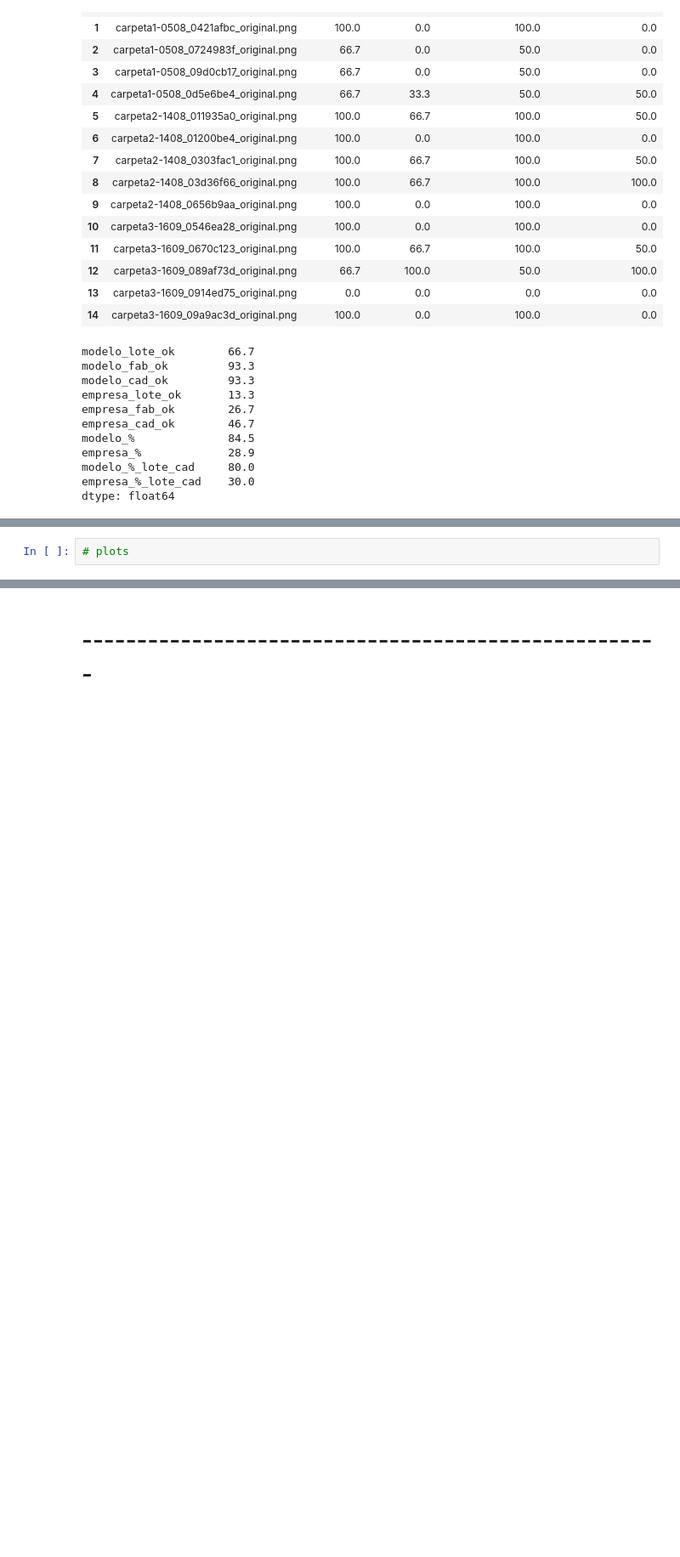
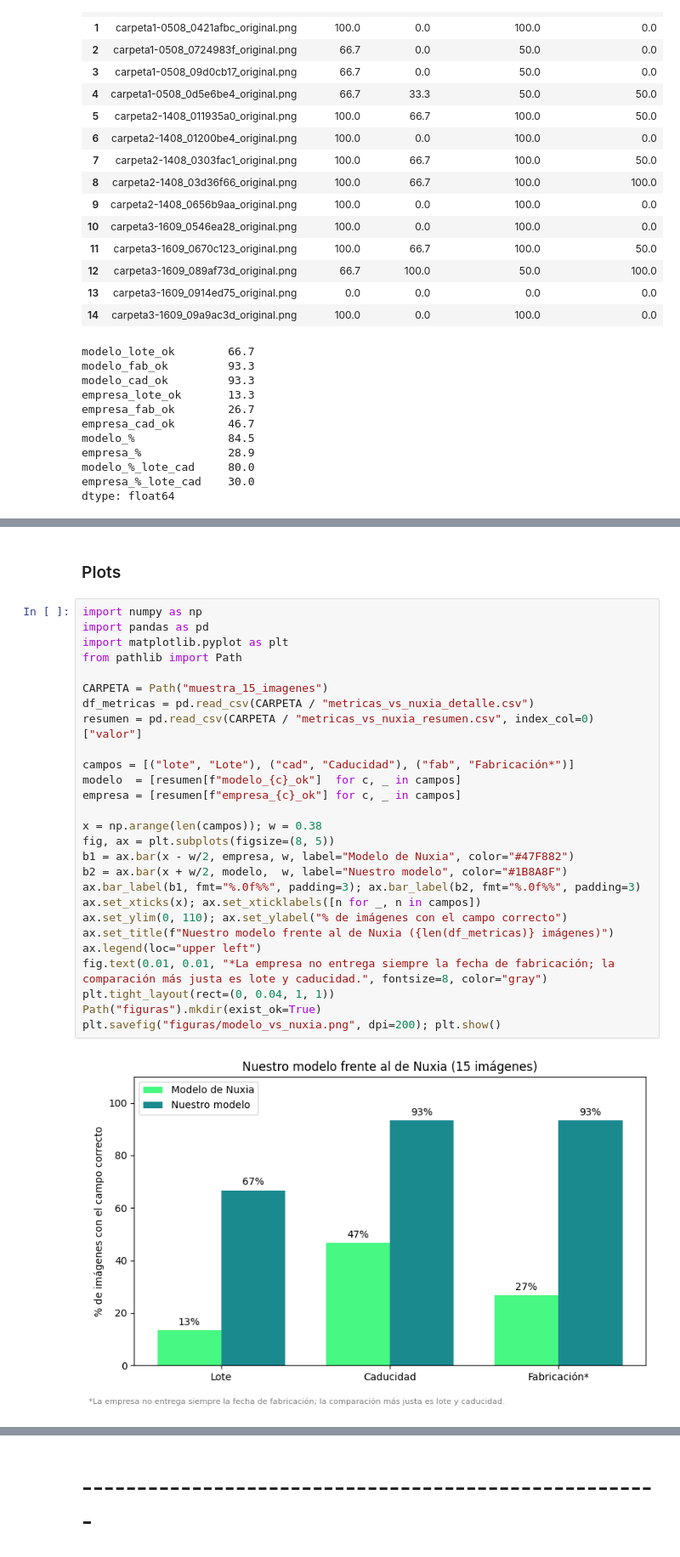
Before and after one commit to csampedr/NuxiaProject, a Jupyter notebook: Paddle.ipynb, the cells around one changed output, grey strips where cells are left out. Shown at 85% size. Saved outputs shown, nothing was run; the diff lists cells and outputs as text; blank space fills up the shorter version.

Commit message:
Plots

```diff
--- a/Paddle.ipynb
+++ b/Paddle.ipynb
@@ -644,2 +642,31 @@ dtype: float64
+# %% [markdown]
+### Plots
 # %%
-# plots
+import numpy as np
+import pandas as pd
+import matplotlib.pyplot as plt
+from pathlib import Path
+
+CARPETA = Path("muestra_15_imagenes")
+df_metricas = pd.read_csv(CARPETA / "metricas_vs_nuxia_detalle.csv")
+resumen = pd.read_csv(CARPETA / "metricas_vs_nuxia_resumen.csv", index_col=0)["valor"]
+
+campos = [("lote", "Lote"), ("cad", "Caducidad"), ("fab", "Fabricación*")]
+modelo  = [resumen[f"modelo_{c}_ok"]  for c, _ in campos]
+empresa = [resumen[f"empresa_{c}_ok"] for c, _ in campos]
+
+x = np.arange(len(campos)); w = 0.38
+fig, ax = plt.subplots(figsize=(8, 5))
+b1 = ax.bar(x - w/2, empresa, w, label="Modelo de Nuxia", color="#47F882")
+b2 = ax.bar(x + w/2, modelo,  w, label="Nuestro modelo", color="#1B8A8F")
+ax.bar_label(b1, fmt="%.0f%%", padding=3); ax.bar_label(b2, fmt="%.0f%%", padding=3)
+ax.set_xticks(x); ax.set_xticklabels([n for _, n in campos])
+ax.set_ylim(0, 110); ax.set_ylabel("% de imágenes con el campo correcto")
+ax.set_title(f"Nuestro modelo frente al de Nuxia ({len(df_metricas)} imágenes)")
+ax.legend(loc="upper left")
+fig.text(0.01, 0.01, "*La empresa no entrega siempre la fecha de fabricación; la comparación más justa es lote y caducidad.", fontsize=8, color="gray")
+plt.tight_layout(rect=(0, 0.04, 1, 1))
+Path("figuras").mkdir(exist_ok=True)
+plt.savefig("figuras/modelo_vs_nuxia.png", dpi=200); plt.show()
+# %% [output]
+[figure, added]
```
Also changed, not shown: parts of 3 cells of this notebook, 4 other files.
